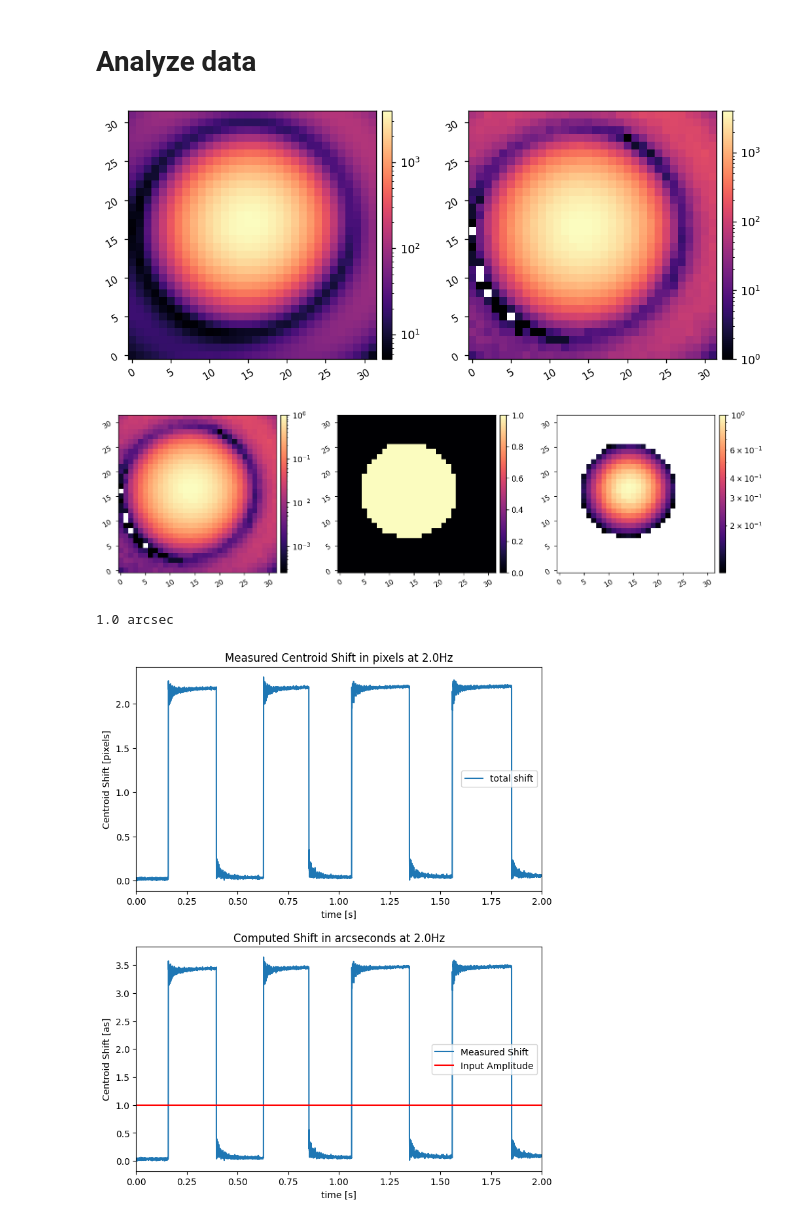
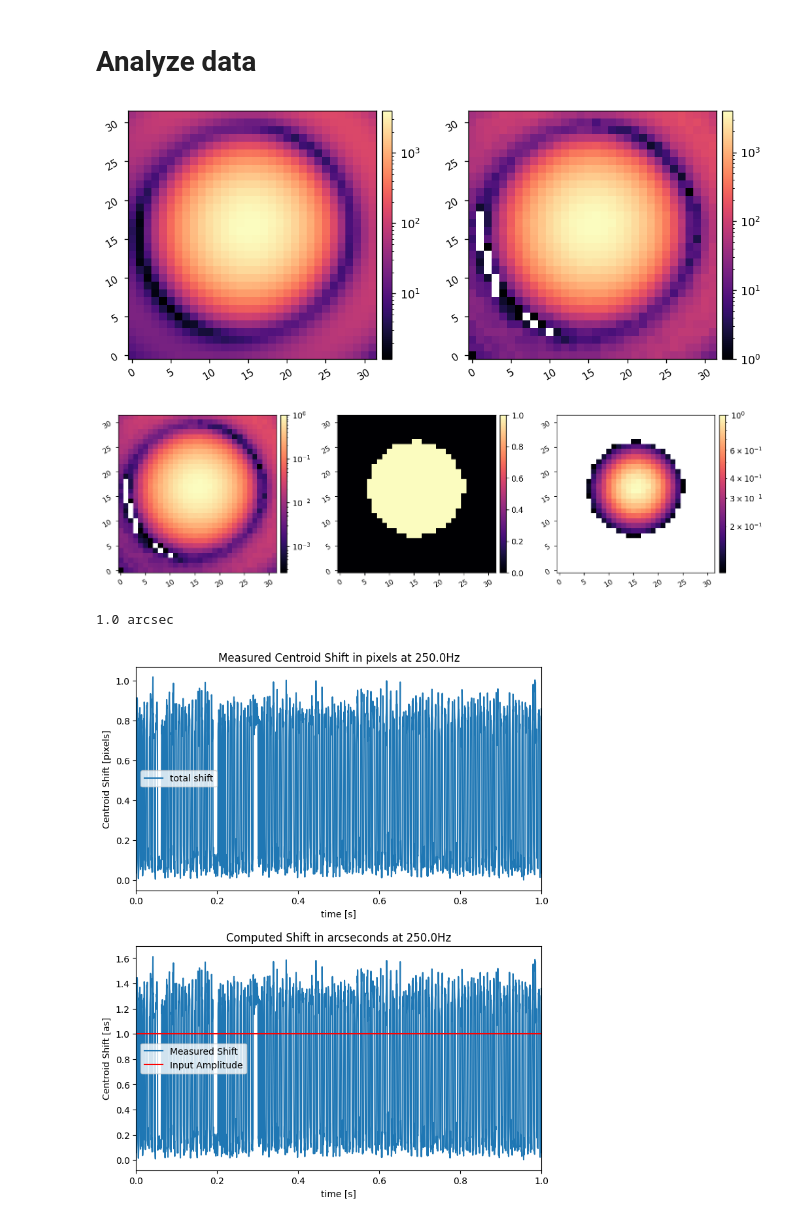
Before and after one commit to nick-lambert/fsm-exps, a Jupyter notebook: test_fsmModulator.ipynb, the cells around one changed output. Drawn from its saved outputs; the diff is of its cells as text; code cells hidden in the pictures.

Commit message:
doing a few more modulation tests with the square wave just to test speed

```diff
--- a/test_fsmModulator.ipynb
+++ b/test_fsmModulator.ipynb
@@ -47,7 +47,7 @@ $1.5813635\mathrm{{}^{\prime\prime}}$
 reload(cam_utils)
 cam = cam_utils.CAM('campupil')
 # %%
-npsf = 50
+npsf = 32
 cam.set_roi(575, 900, npsf, client0)
 # %%
 cam.set_exptime(0.0001, client0)
@@ -94,7 +92,6 @@ Saved data to:  /opt/MagAOX/calib/dm/fsm/fsm_cube.fits
 # %%
-t_total = 2
-freq = 2
+freq = 250
 
-fsm_utils.set_fsm_mod_amp(5, client0)
-fsm_utils.set_fsm_mod_rate(2*freq, client0)
+fsm_utils.set_fsm_mod_amp(2, client0, process_name='fsmSquareMod')
+fsm_utils.set_fsm_mod_rate(freq, client0, process_name='fsmSquareMod')
 # %%
@@ -104,24 +101,25 @@ fsm_utils.stop_fsm_mod(client0)
 # %%
 reload(fsm_utils)
 
-t_total = 2
+t_meas = 1
+amp = 1*u.arcsec
 
 exp_time = client0[f'campupil.exptime.current']
 fps = client0[f'campupil.fps.current']
 data = {
     'EXPTIME':exp_time,
     'FPS':fps,
-    'T_TOTAL':t_total,
+    'T_TOTAL':t_meas,
     'AMP':amp,
     'FREQ':freq,
 }
 
-cam.Nframes = t_total*fps
+cam.Nframes = int(np.round(t_meas*fps))
 print(cam.Nframes)
 
-fsm_utils.start_fsm_mod(client0, delay=0.5)
+fsm_utils.start_fsm_mod(client0, process_name='fsmSquareMod', delay=1)
 frames = cam.snap_cube()
-fsm_utils.stop_fsm_mod(client0)
+fsm_utils.stop_fsm_mod(client0, process_name='fsmSquareMod')
 
 data.update({'IMAGES':frames})
 # %% [output]
@@ -188,9 +186,6 @@ for i in range(N):
     shift = cen - cen_0
     shift_pix.append(shift)
 shift_pix = np.array(shift_pix)
-
-shift_pix[:,0] = shift_pix[:,0] - shift_pix[0,0]
-shift_pix[:,1] = shift_pix[:,1] - shift_pix[0,1]
 
 total_shift = np.sqrt( np.sum( np.square(shift_pix), axis=1) )
 
@@ -198,33 +193,33 @@ shift_as = shift_pix * pxscl_lamD * as_per_lamD # pixels * (lamD/pixel) * (as/la
 shift_as = np.sqrt( np.sum( np.square(shift_as), axis=1) )
 
 print(data['AMP'])
 
 fig = plt.figure(figsize=(8,10))
 plt.subplot(211)
 # plt.plot(times, shift_pix[:,0], label='x-coordinate')
 # plt.plot(times, shift_pix[:,1], label='y-coordinate')
 plt.plot(times, total_shift, label='total shift')
 plt.title(f'Measured Centroid Shift in pixels at {data["FREQ"]:.1f}Hz')
 plt.ylabel('Centroid Shift [pixels]')
 plt.xlabel('time [s]')
 plt.xlim([0,tmax])
 # plt.xlim([0, 1])
 plt.legend()
 
 plt.subplot(212)
 plt.plot(times, shift_as, label='Measured Shift')
 plt.axhline(y=data['AMP'].to_value(u.arcsec), color='r', linestyle='-', label='Input Amplitude')
 plt.title(f'Computed Shift in arcseconds at {data["FREQ"]:.1f}Hz')
 plt.ylabel('Centroid Shift [as]')
 plt.xlabel('time [s]')
 plt.xlim([0,tmax])
 # plt.xlim([0, 1])
 plt.legend()
 
 plt.subplots_adjust(hspace=0.25)
 plt.show()
 # %% [output]
-[figure, old version]
+[figure, new version]
-[figure, old version]
+[figure, new version]
 1.0 arcsec
-[figure, old version]
+[figure, new version]
```
Also changed, not shown: parts of 12 cells of this notebook.
